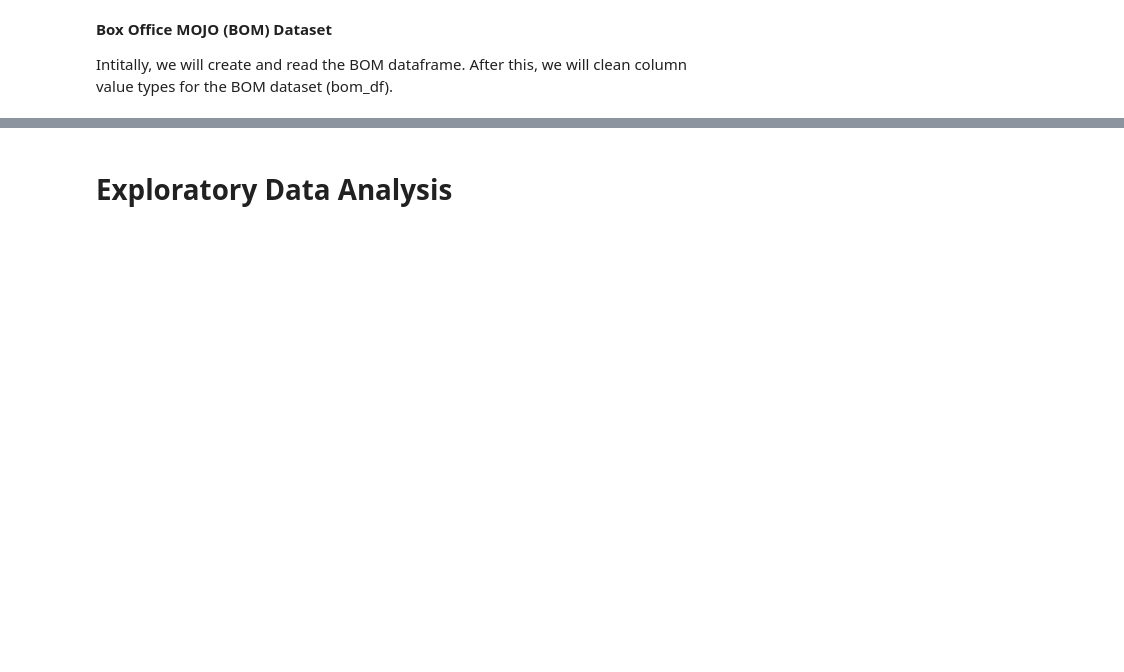
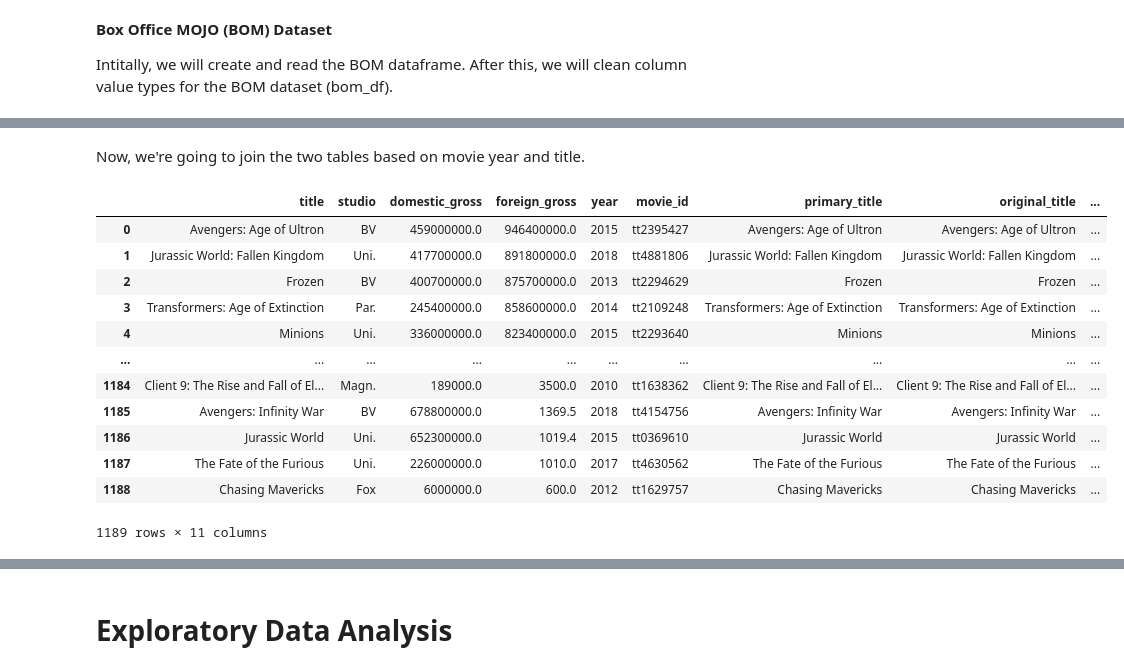
Before and after one commit to neurosxx/dsc-phase-2-project-v3, a Jupyter notebook: movie_analysis.ipynb, the cells around one changed output, grey strips where cells are left out. Cells and saved outputs as stored; diff of their text form; code cells hidden in the pictures; blank space fills up the shorter version.

```diff
--- a/movie_analysis.ipynb
+++ b/movie_analysis.ipynb
@@ -403,0 +570,26 @@ Do certain genres result in higher grossing films?
+# %% [markdown]
+Now, we're going to join the two tables based on movie year and title.
+# %%
+# We do not require the movie_id column for the first question, but we will in the second question.
+bom_movie_basics_joined = pd.read_sql_query("""
+SELECT *
+FROM movie_gross
+INNER JOIN movie_basics
+ON movie_gross.title=movie_basics.original_title AND movie_gross.year=movie_basics.start_year
+ORDER BY foreign_gross DESC;
+""", conn)
+bom_movie_basics_joined
+# %% [output]
+|  | title | studio | domestic_gross | foreign_gross | year | movie_id | primary_title | original_title | ... |
+| 0 | Avengers: Age of Ultron | BV | 459000000.0 | 946400000.0 | 2015 | tt2395427 | Avengers: Age of Ultron | Avengers: Age of Ultron | ... |
+| 1 | Jurassic World: Fallen Kingdom | Uni. | 417700000.0 | 891800000.0 | 2018 | tt4881806 | Jurassic World: Fallen Kingdom | Jurassic World: Fallen Kingdom | ... |
+| 2 | Frozen | BV | 400700000.0 | 875700000.0 | 2013 | tt2294629 | Frozen | Frozen | ... |
+| 3 | Transformers: Age of Extinction | Par. | 245400000.0 | 858600000.0 | 2014 | tt2109248 | Transformers: Age of Extinction | Transformers: Age of Extinction | ... |
+| 4 | Minions | Uni. | 336000000.0 | 823400000.0 | 2015 | tt2293640 | Minions | Minions | ... |
+| ... | ... | ... | ... | ... | ... | ... | ... | ... | ... |
+| 1184 | Client 9: The Rise and Fall of El... | Magn. | 189000.0 | 3500.0 | 2010 | tt1638362 | Client 9: The Rise and Fall of El... | Client 9: The Rise and Fall of El... | ... |
+| 1185 | Avengers: Infinity War | BV | 678800000.0 | 1369.5 | 2018 | tt4154756 | Avengers: Infinity War | Avengers: Infinity War | ... |
+| 1186 | Jurassic World | Uni. | 652300000.0 | 1019.4 | 2015 | tt0369610 | Jurassic World | Jurassic World | ... |
+| 1187 | The Fate of the Furious | Uni. | 226000000.0 | 1010.0 | 2017 | tt4630562 | The Fate of the Furious | The Fate of the Furious | ... |
+| 1188 | Chasing Mavericks | Fox | 6000000.0 | 600.0 | 2012 | tt1629757 | Chasing Mavericks | Chasing Mavericks | ... |
+1189 rows × 11 columns
```
Also changed, not shown: parts of 23 cells of this notebook.
